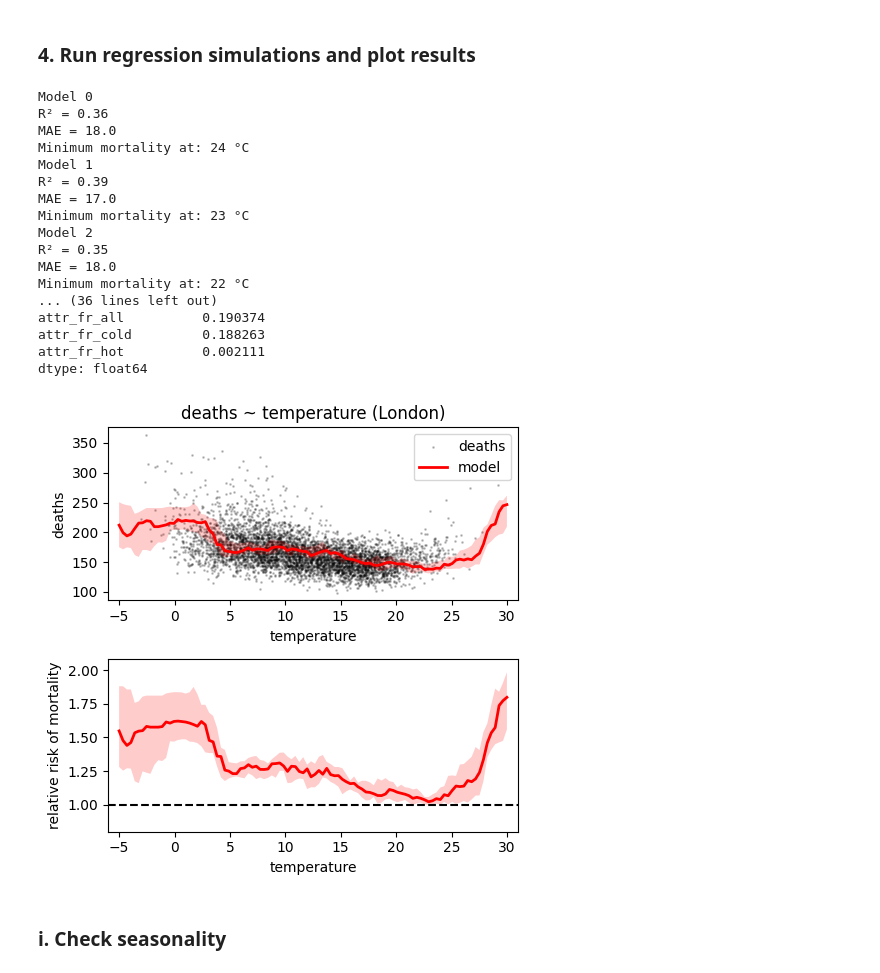
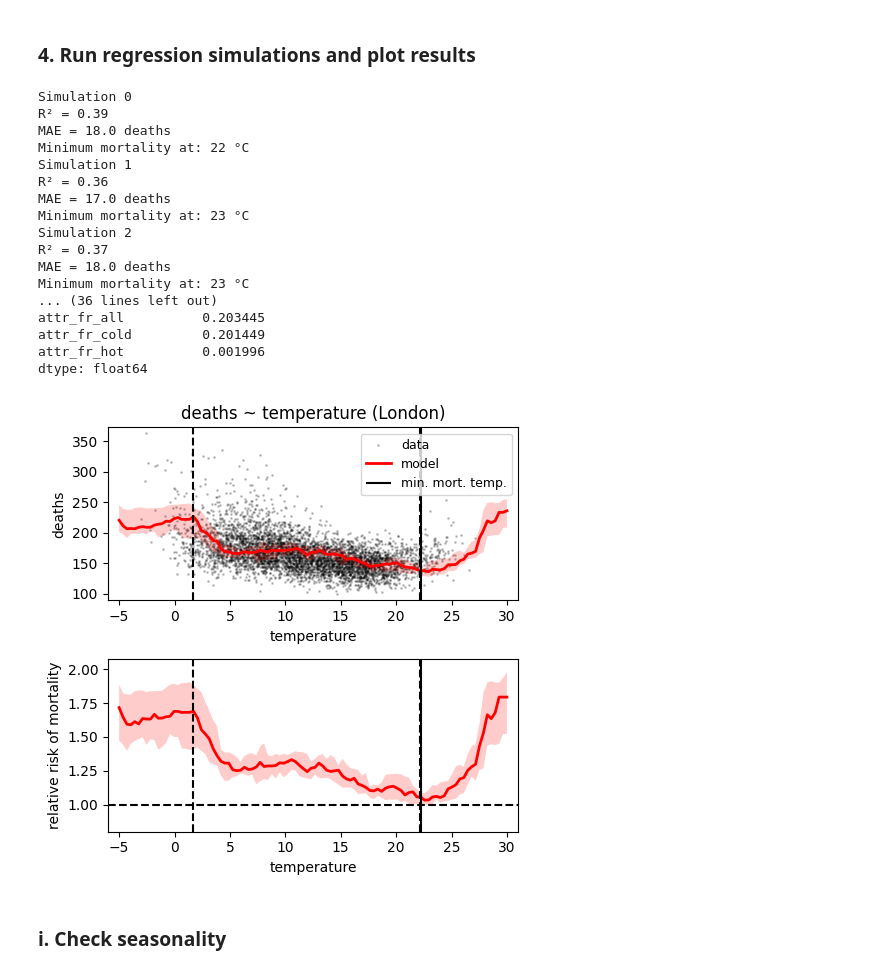
Before and after one commit to onssoschi/climatehealth, a Jupyter notebook: python/temp_dlnm_python_v1.ipynb, the cells around one changed output. Saved outputs shown, nothing was run; the diff lists cells and outputs as text; code cells hidden in the pictures.

Commit message:
update comments; add temp percentiles to plots

```diff
--- a/archive/temp_dlnm_python_v1.ipynb
+++ b/python/temp_dlnm_python_v1.ipynb
@@ -191,7 +192,7 @@ simulation = 0
 # Run n simulations to calculate confidence intervals
 while simulation < number_of_simulations:
 
-    print(f'Model {simulation}')
+    print(f'Simulation {simulation}')
 
     # Split in test and train datasets for model evaluation.
     X_train, X_test, y_train, y_test = train_test_split(X, np.array(y), test_size=0.2)
@@ -214,7 +215,7 @@ while simulation < number_of_simulations:
     maes.append(mae)
 
     print(f"R² = {np.round(r2, 2)}")
-    print(f"MAE = {np.round(mae, 0)}")
+    print(f"MAE = {np.round(mae, 0)} deaths")
 
     ##################
 
@@ -322,58 +323,79 @@ lower_preds = np.percentile(bootstraps_preds, 2.5, axis = 0)
 upper_preds  = np.percentile(bootstraps_preds, 97.5, axis = 0)
 middle_preds = np.percentile(bootstraps_preds, 50, axis = 0)
 
+# Get temperature percentiles from raw data
+lower_temp = np.percentile(df.tmean, 2.5, axis = 0)
+upper_temp  = np.percentile(df.tmean, 97.5, axis = 0)
+
 # Plot results
 fig, ax = plt.subplots(nrows = 2, figsize = (5, 5))
 
+# Plot raw temperature versus death and fitted model
 ax[0].scatter(df['tmean'], df['death'],
-              label='deaths', s = 1, color = 'k', alpha = 0.2)
+              label='data', s = 1, color = 'k', alpha = 0.2)
 
 ax[0].plot(temps, middle_preds,
            color='red', lw= 2,
            label = 'model')
-ax[0].fill_between(temps, lower_preds, upper_preds, color='red', alpha= 0.2, edgecolor = None)
+ax[0].vlines(results_df.min_temp.mean(), df['death'].min()-10, df['death'].max()+10,
+             color = 'black', label = 'min. mort. temp.')
+ax[0].vlines(lower_temp, df['death'].min()-10, df['death'].max()+10,
+             color = 'black',linestyle = '--')
+ax[0].vlines(upper_temp, df['death'].min()-10, df['death'].max()+10,
+             color = 'black', linestyle = '--')
+ax[0].fill_between(temps, lower_preds, upper_preds, color='red',
+                   alpha= 0.2, edgecolor = None)
 
 ax[0].set(xlabel = 'temperature',
           ylabel = 'deaths',
           title = f'deaths ~ temperature ({region})',
-          xlim = (temps.min() - 1, temps.max() + 1))
+          xlim = (temps.min() - 1, temps.max() + 1),
+          ylim = (df['death'].min()-10, df['death'].max()+10))
 
-ax[0].legend()
+ax[0].legend(fontsize = 9)
 
+# Plot relative risk over a temperature range
 ax[1].plot(temps, middle_rr,
            color='red', lw= 2,
            label = 'relative risk of mortality')
-ax[1].fill_between(temps, lower_rr, upper_rr, color='red', alpha= 0.2, edgecolor = None)
+ax[1].vlines(results_df.min_temp.mean(), 0.8, max(upper_rr) + 0.1,
+             color = 'black')
+ax[1].vlines(lower_temp, 0.8, max(upper_rr) + 0.1,
+             color = 'black',linestyle = '--')
+ax[1].vlines(upper_temp, 0.8, max(upper_rr) + 0.1,
+             color = 'black', linestyle = '--')
+ax[1].fill_between(temps, lower_rr, upper_rr, color='red',
+                   alpha= 0.2, edgecolor = None)
 
 ax[1].set(xlabel = 'temperature',
           ylabel = 'relative risk of mortality',
          xlim = (temps.min() - 1, temps.max() + 1),
          ylim = (0.8, max(upper_rr) + 0.1))
 
 ax[1].hlines(1, temps.min() - 1, temps.max() + 1,
              linestyle = '--', color = 'k')
 
 plt.tight_layout()
 plt.show()
 # %% [output]
-Model 0
+Simulation 0
+R² = 0.39
+MAE = 18.0 deaths
+Minimum mortality at: 22 °C
+Simulation 1
 R² = 0.36
-MAE = 18.0
-Minimum mortality at: 24 °C
-Model 1
-R² = 0.39
-MAE = 17.0
+MAE = 17.0 deaths
 Minimum mortality at: 23 °C
-Model 2
-R² = 0.35
-MAE = 18.0
-Minimum mortality at: 22 °C
+Simulation 2
+R² = 0.37
+MAE = 18.0 deaths
+Minimum mortality at: 23 °C
 ... (36 lines left out)
-attr_fr_all          0.190374
-attr_fr_cold         0.188263
-attr_fr_hot          0.002111
+attr_fr_all          0.203445
+attr_fr_cold         0.201449
+attr_fr_hot          0.001996
 dtype: float64
-[figure, old version]
+[figure, new version]
 # %% [markdown]
 ### i. Check seasonality
 # %%
```
Also changed, not shown: parts of 2 cells of this notebook.
